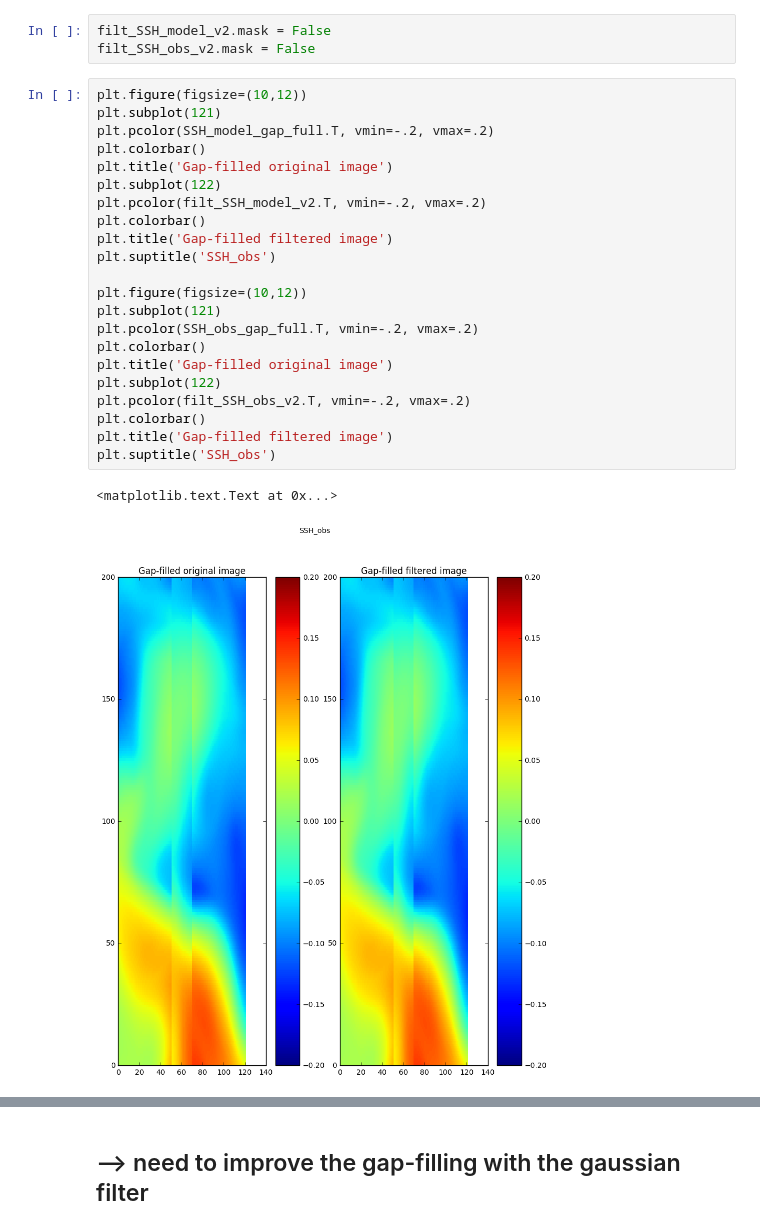
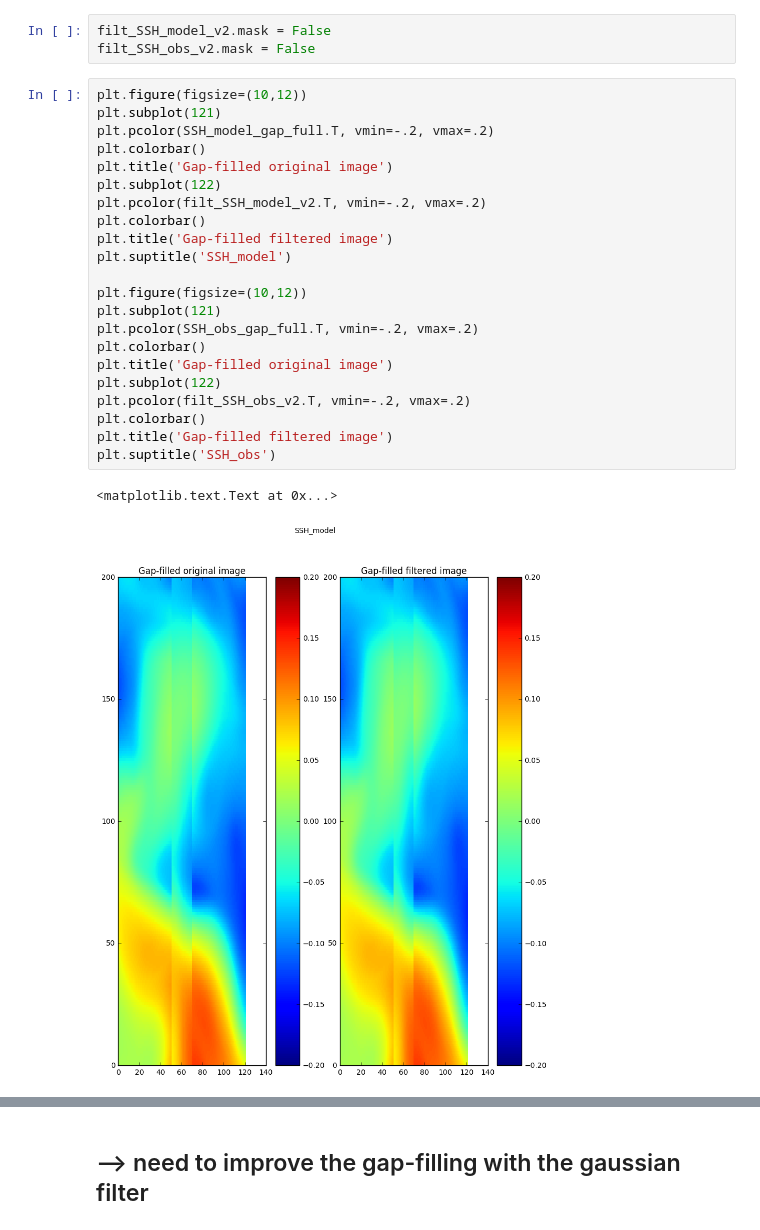
Before and after one commit to LauraGomezNavarro/SWOTmodule, a Jupyter notebook: 2018-01-12_REG_filter_example_NEWMODEULEVERSION_v2_CLEAN_tmp.ipynb, the cells around one changed output, grey strips where cells are left out. Cells and saved outputs as stored; diff of their text form.

```diff
--- a/2018-01-12_REG_filter_example_NEWMODEULEVERSION_v2_CLEAN_tmp.ipynb
+++ b/2018-01-12_REG_filter_example_NEWMODEULEVERSION_v2_CLEAN_tmp.ipynb
@@ -401,28 +401,28 @@ filt_SSH_obs_v2.mask = False
 # %%
 plt.figure(figsize=(10,12))
 plt.subplot(121)
 plt.pcolor(SSH_model_gap_full.T, vmin=-.2, vmax=.2)
 plt.colorbar()
 plt.title('Gap-filled original image')
 plt.subplot(122)
 plt.pcolor(filt_SSH_model_v2.T, vmin=-.2, vmax=.2)
 plt.colorbar()
 plt.title('Gap-filled filtered image')
-plt.suptitle('SSH_obs')
+plt.suptitle('SSH_model')
 
 plt.figure(figsize=(10,12))
 plt.subplot(121)
 plt.pcolor(SSH_obs_gap_full.T, vmin=-.2, vmax=.2)
 plt.colorbar()
 plt.title('Gap-filled original image')
 plt.subplot(122)
 plt.pcolor(filt_SSH_obs_v2.T, vmin=-.2, vmax=.2)
 plt.colorbar()
 plt.title('Gap-filled filtered image')
 plt.suptitle('SSH_obs')
 # %% [output]
 <matplotlib.text.Text at 0x...>
-[figure, old version]
+[figure, new version]
 [figure]
 # %% [markdown]
 ## --> need to improve the gap-filling with the gaussian filter
```
